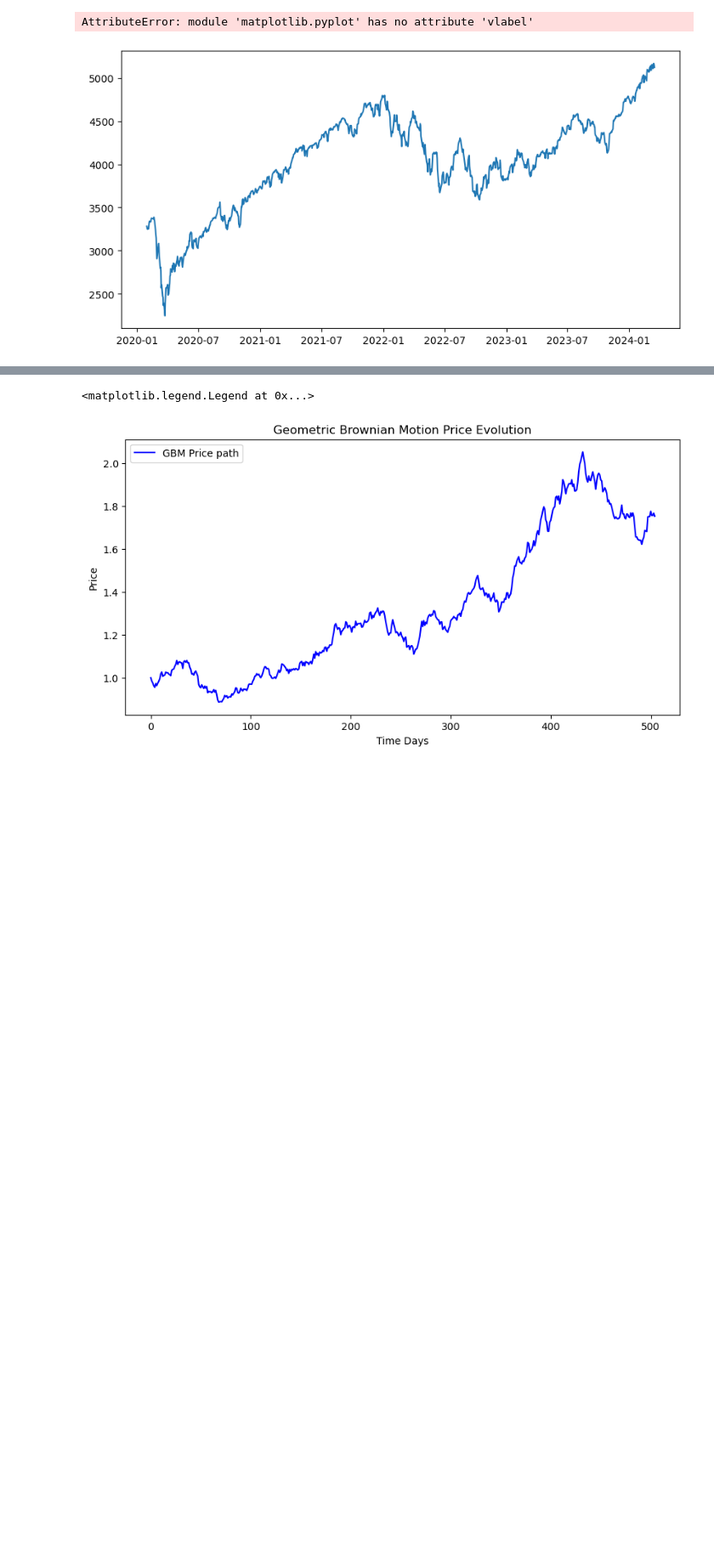
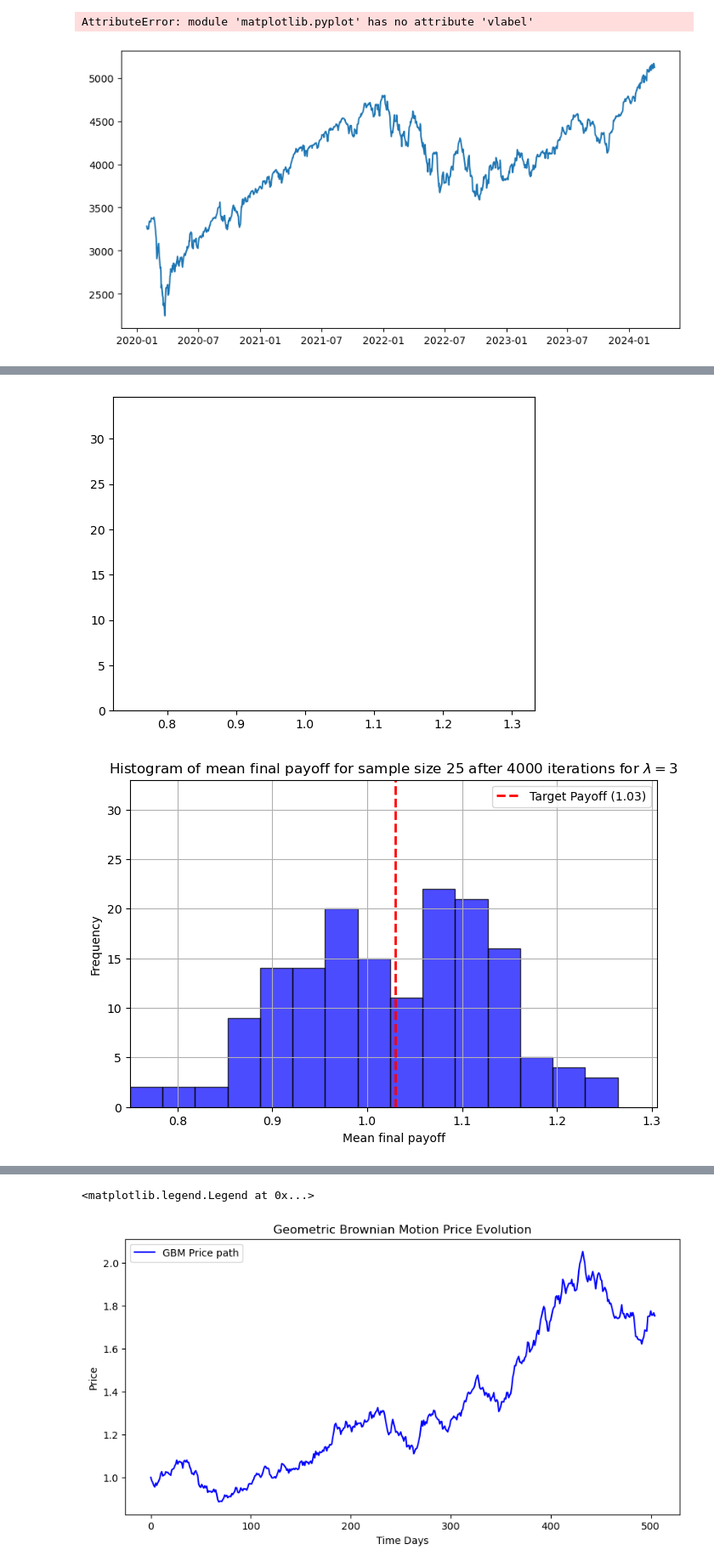
Before and after one commit to oscar10-wq/RL-Mathfin, a Jupyter notebook: RL_algorithm.ipynb, the cells around one changed output, grey strips where cells are left out. Shown at 85% size. Drawn from its saved outputs; the diff is of its cells as text; code cells hidden in the pictures; blank space fills up the shorter version.

```diff
--- a/RL_algorithm.ipynb
+++ b/RL_algorithm.ipynb
@@ -366,0 +515,51 @@ def feasible_target_return(brownian_return, yearly_interest, horizon):
+# %%
+import matplotlib.pyplot as plt
+import numpy as np
+
+# Compute common x-axis limits
+x_min = min(min(pay_off_mean_non_agg), min(pay_off_mean_non_agg2))
+x_max = max(max(pay_off_mean_non_agg), max(pay_off_mean_non_agg2))
+
+# Create histograms and get bin counts
+counts1, bins1, _ = plt.hist(pay_off_mean_non_agg, bins=15, alpha=0)
+counts2, bins2, _ = plt.hist(pay_off_mean_non_agg2, bins=15, alpha=0)
+
+# Compute common y-axis limit (max frequency)
+y_max = max(max(counts1), max(counts2))
+
+# Market 1 Plot
+plt.figure(figsize=(8, 5))
+plt.hist(pay_off_mean_non_agg, bins=15, color='blue', alpha=0.7, edgecolor='black')
+plt.axvline(target_payoff, color='red', linestyle='dashed', linewidth=2, label=f"Target Payoff ({target_payoff})")
+
+plt.xlabel("Mean final payoff")
+plt.ylabel("Frequency")
+plt.title(rf'Histogram of mean final payoff for sample size {sample_average_size} after {num_iterations} iterations for $\lambda = {exploration_rate_1}$')
+plt.legend()
+plt.grid(True)
+
+# Set common axis limits
+plt.xlim(x_min, x_max)
+plt.ylim(0, y_max)
+
+plt.show()
+
+# Market 2 Plot
+plt.figure(figsize=(8, 5))
+plt.hist(pay_off_mean_non_agg2, bins=15, color='blue', alpha=0.7, edgecolor='black')
+plt.axvline(target_payoff, color='red', linestyle='dashed', linewidth=2, label=f"Target Payoff ({target_payoff})")
+
+plt.xlabel("Mean final payoff")
+plt.ylabel("Frequency")
+plt.title(rf'Frequency of mean final payoff for sample size {sample_average_size} after {num_iterations} iterations for $\lambda = {exploration_rate_2}$')
+plt.legend()
+plt.grid(True)
+
+# Set common axis limits
+plt.xlim(x_min, x_max)
+plt.ylim(0, y_max)
+
+plt.show()
+# %% [output]
+[figure, added]
+[figure, added]
```
Also changed, not shown: parts of 6 cells of this notebook.
